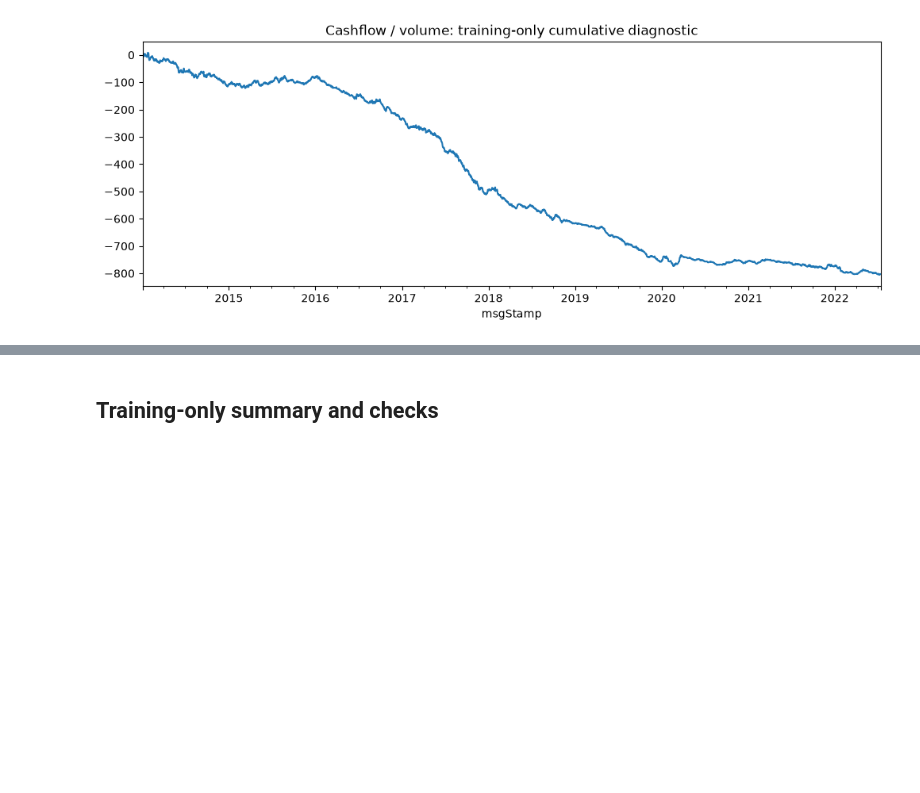
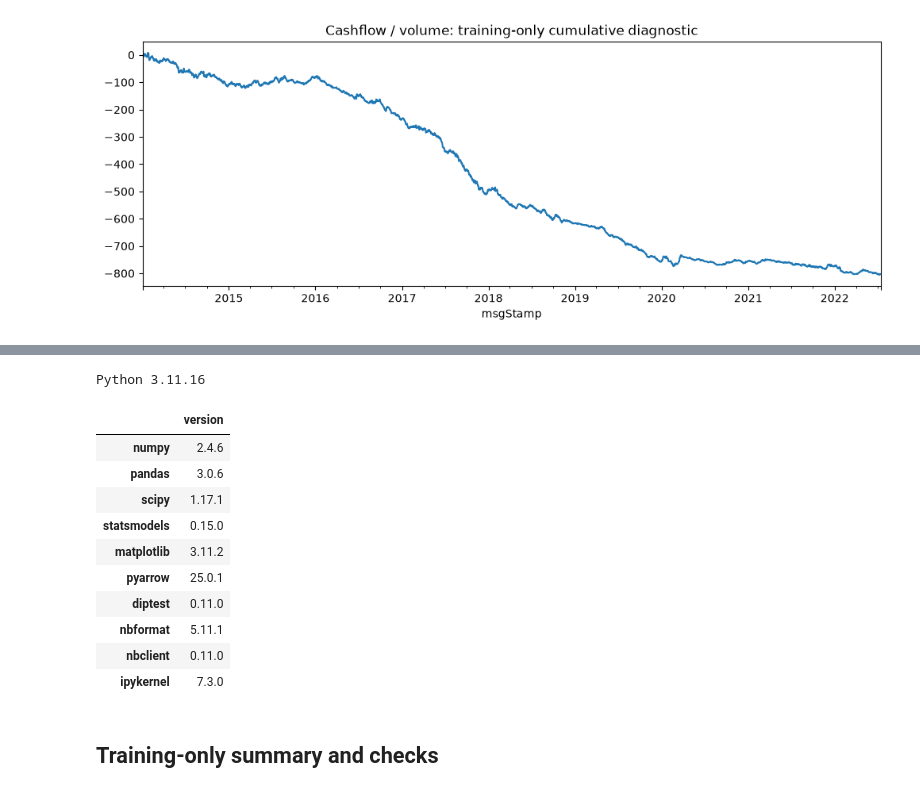
Before and after one commit to ak5ms/th, a Jupyter notebook: notebooks/01_eda.ipynb, the cells around one changed output, grey strips where cells are left out. Saved outputs shown, nothing was run; the diff lists cells and outputs as text; code cells hidden in the pictures; blank space fills up the shorter version.

```diff
--- a/notebooks/01_eda.ipynb
+++ b/notebooks/01_eda.ipynb
@@ -450,3 +457,24 @@ flow_cumulative = flow_contribution.resample('D').sum().cumsum()
+# %%
+from importlib.metadata import version
+import platform
+
+print(f'Python {platform.python_version()}')
+packages = ['numpy', 'pandas', 'scipy', 'statsmodels', 'matplotlib', 'pyarrow',
+            'diptest', 'nbformat', 'nbclient', 'ipykernel']
+display(pd.Series({p: version(p) for p in packages}, name='version').to_frame())
+# %% [output]
+Python 3.11.16
+|  | version |
+| numpy | 2.4.6 |
+| pandas | 3.0.6 |
+| scipy | 1.17.1 |
+| statsmodels | 0.15.0 |
+| matplotlib | 3.11.2 |
+| pyarrow | 25.0.1 |
+| diptest | 0.11.0 |
+| nbformat | 5.11.1 |
+| nbclient | 0.11.0 |
+| ipykernel | 7.3.0 |
 # %% [markdown]
 ## Training-only summary and checks
 # %%
```
Also changed, not shown: parts of 8 cells of this notebook, 2 other files.
